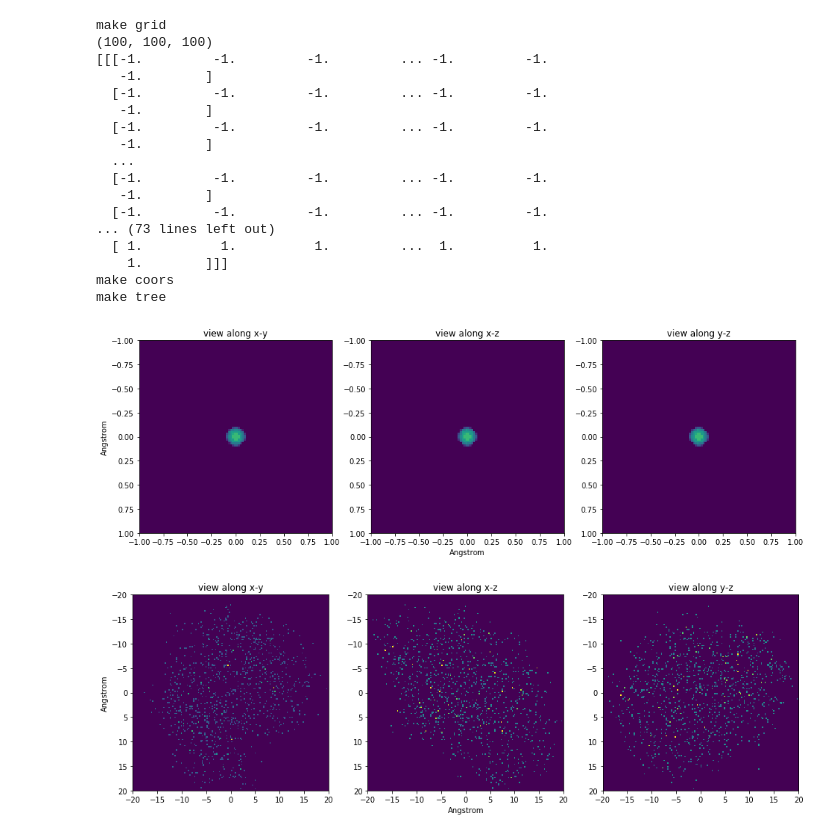
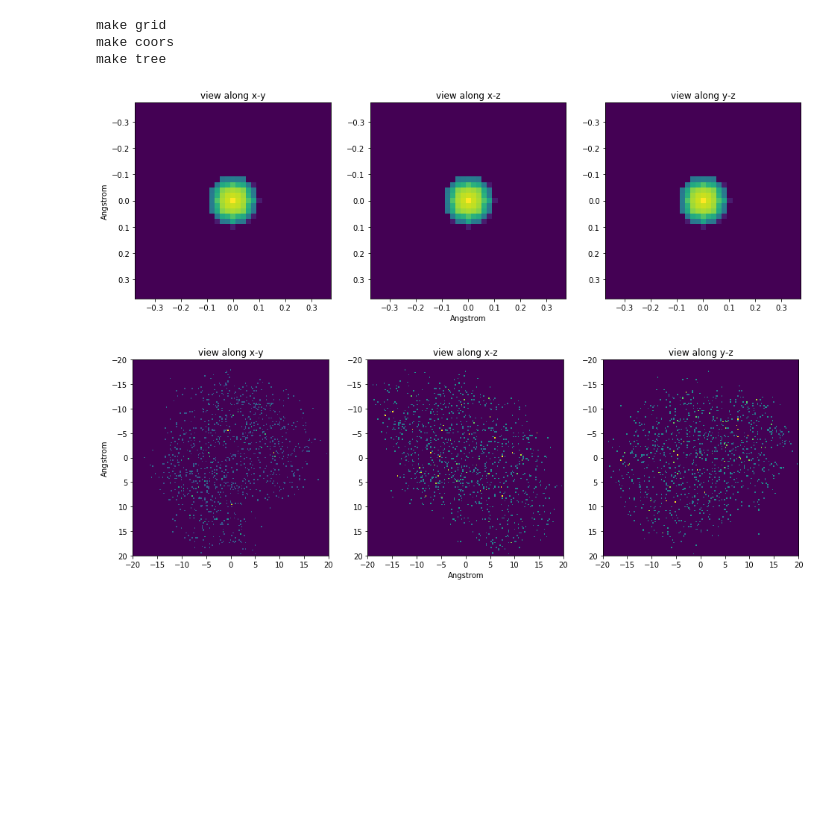
Before and after one commit to dermen/n0t3boox, a Jupyter notebook: kam_simulation_beginnings.ipynb, the cells around one changed output. Drawn from its saved outputs; the diff is of its cells as text; code cells hidden in the pictures; blank space fills up the shorter version.

```diff
--- a/kam_simulation_beginnings.ipynb
+++ b/kam_simulation_beginnings.ipynb
@@ -18,58 +18,41 @@ def plot_dens(dens, grid_size, **kwargs):
     plt.subplot(133);plt.imshow( np.sum( dens, axis=0),extent=extent, **kwargs);plt.title("view along y-z")
 # %%
 # define a grid around a single atom
-grid_size = 2 # angstrom
+grid_size = 0.75 # angstrom
 grid_spacing = 0.02 # angstrom
 Ngrid_pt = grid_size/grid_spacing
 
 print("make grid")
 
 x,y,z = np.mgrid[
         -grid_size/2.:grid_size/2.:Ngrid_pt*1j,
         -grid_size/2.:grid_size/2.:Ngrid_pt*1j,
         -grid_size/2.:grid_size/2.:Ngrid_pt*1j]
-
-print(x.shape)
-print x
 
 
 print("make coors")
 coors = np.array( zip(x.ravel(), y.ravel(), z.ravel() ))
 print("make tree")
 KD_grid = cKDTree(coors)
 
 single_atom = np.zeros(x.shape)
 lucky_atom = 2
 distances, grid_pos =KD_grid.query( [0,0,0], k=500, distance_upper_bound=3.5)
 n_neighbors = len([ d for d in distances if d != np.inf])
 distances, grid_pos = distances[:n_neighbors],  grid_pos[:n_neighbors]
 
 grid_idx = np.unravel_index( grid_pos, single_atom.shape)
 
-form_fact = scatter.atomic_electrondens( Z, distances )
+form_fact = scatter.atomic_electrondens( lucky_atom, distances )
 
 single_atom[grid_idx] += form_fact
 
-plot_dens( single_atom, grid_size, vmax=3)
+plot_dens( single_atom, grid_size, vmax=70)
 # %% [output]
 make grid
-(100, 100, 100)
-[[[-1.         -1.         -1.         ... -1.         -1.
-   -1.        ]
-  [-1.         -1.         -1.         ... -1.         -1.
-   -1.        ]
-  [-1.         -1.         -1.         ... -1.         -1.
-   -1.        ]
-  ...
-  [-1.         -1.         -1.         ... -1.         -1.
-   -1.        ]
-  [-1.         -1.         -1.         ... -1.         -1.
-... (73 lines left out)
-  [ 1.          1.          1.         ...  1.          1.
-    1.        ]]]
 make coors
 make tree
-[figure, old version]
+[figure, new version]
 # %%
 # define a grid
 grid_size = 40 # angstrom
```
